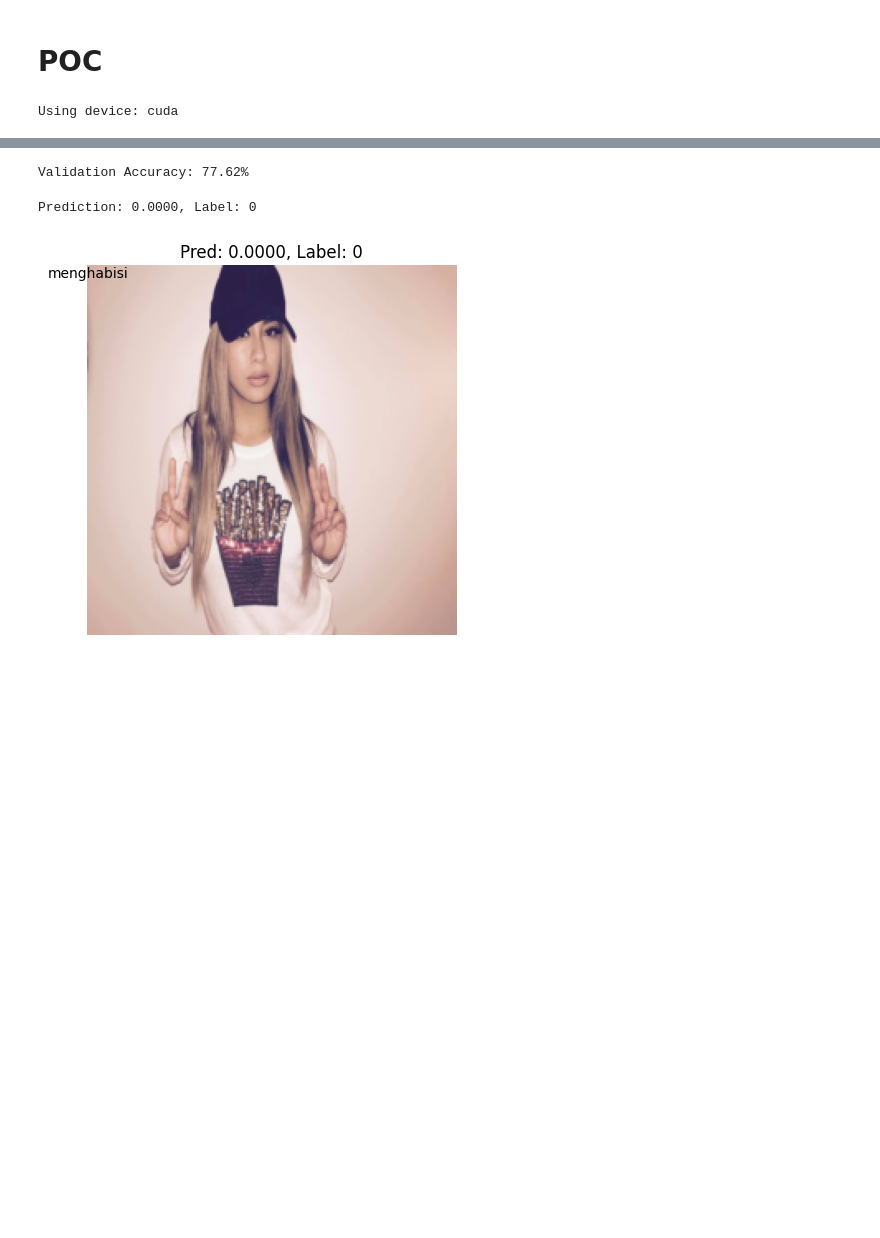
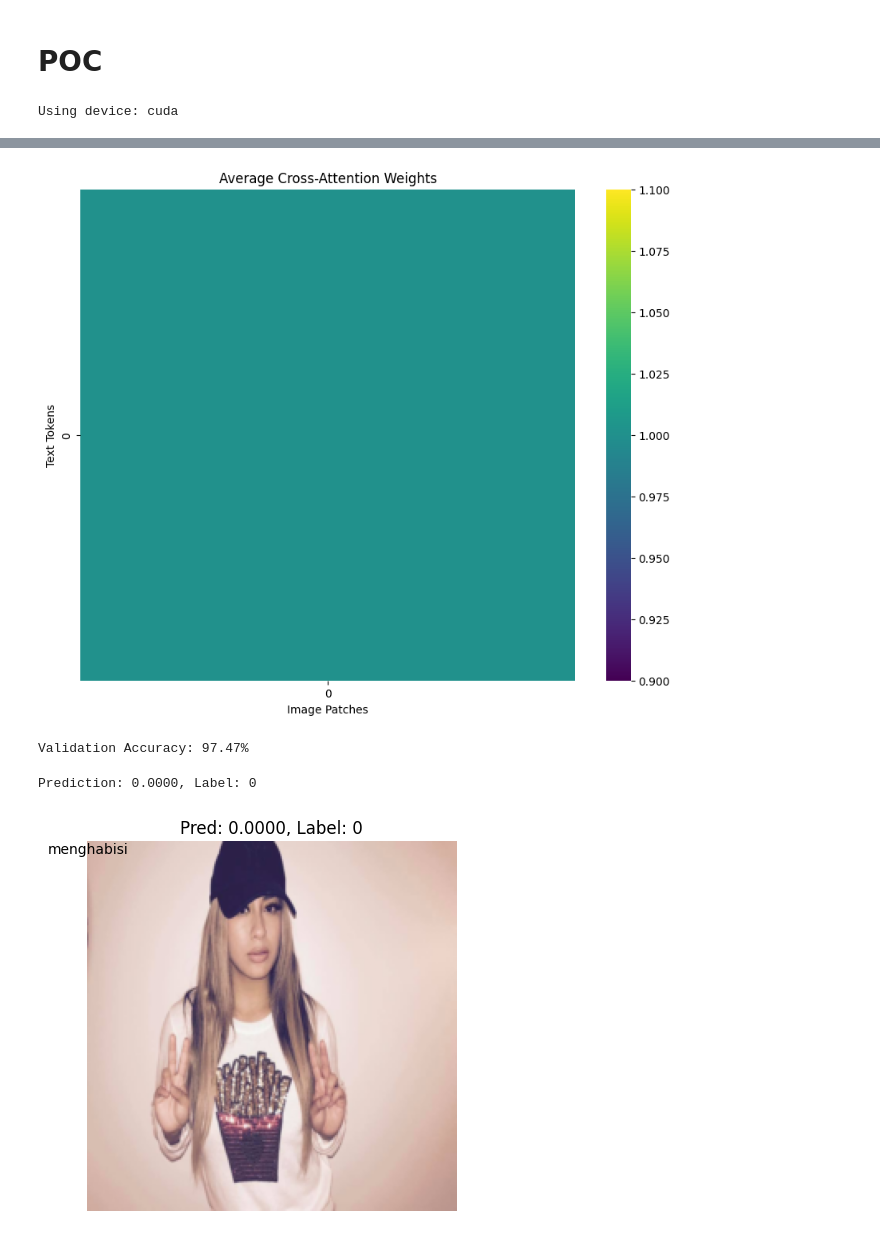
Before and after one commit to Yanfiq/bukan-skripsi, a Jupyter notebook: notebooks/1st_exp/main.ipynb, the cells around one changed output, grey strips where cells are left out. Drawn from its saved outputs; the diff is of its cells as text; code cells hidden in the pictures; blank space fills up the shorter version.

```diff
--- a/notebooks/1st_exp/main.ipynb
+++ b/notebooks/1st_exp/main.ipynb
@@ -93,8 +101,8 @@ class SimpleSarcasmDataset(Dataset):
         image_inputs = self.processor(images=image, return_tensors="pt")
 
         return {
-            'input_ids': text_inputs['input_ids'].squeeze(0),
-            'pixel_values': image_inputs['pixel_values'].squeeze(0),
+            'input_ids': text_inputs['input_ids'],
+            'pixel_values': image_inputs['pixel_values'],
             'label': torch.tensor(item['label'], dtype=torch.float)
         }
 # %%
@@ -120,0 +153,17 @@ val_dataset = DataLoader(SimpleSarcasmDataset(val_dataset_subset.dataset.to_dict
+# %%
+processor = AutoProcessor.from_pretrained("google/vit-base-patch16-224")
+
+# 1. See what the model expects for dimensions
+print(f"Expected size: {processor.size}")
+
+# 2. See normalization values (Mean and Std)
+print(f"Mean: {processor.image_mean}")
+print(f"Std: {processor.image_std}")
+
+# 3. Check the output shape with a dummy image (e.g., a random tensor)
+import torch
+dummy_image = torch.randn(3, 500, 500) # Simulating a 500x500 RGB image
+pixel_values = processor(dummy_image, return_tensors="pt")["pixel_values"]
+
+print(f"Processed image shape: {pixel_values.shape}")
+# Likely [1, 3, 224, 224]
@@ -147,8 +226,7 @@ class MiniSarcasmModel(nn.Module):
 # %%
 text_model = AutoModel.from_pretrained("indobenchmark/indobert-base-p2")
 vision_model = AutoModel.from_pretrained("google/vit-base-patch16-224")
-model = MiniSarcasmModel(text_model, vision_model).to(device)
-print(model)
+model = SarcasmModel(text_model, vision_model).to(device)
 # %% [output]
 ViTModel LOAD REPORT from: google/vit-base-patch16-224
 Key                 | Status     |
@@ -225,27 +339,40 @@ Epoch [10/10], Accuracy: 78.42%
 # %%
 #test
 model.eval()
 correct = 0
 total = 0
 with torch.no_grad():
     for item in val_dataset:
         input_ids = item['input_ids'].to(device).unsqueeze(0)
         pixel_values = item['pixel_values'].to(device).unsqueeze(0)
         label = item['label'].to(device).unsqueeze(0)
 
         # fix shape: DataLoader already returns batched tensors
         input_ids = input_ids.squeeze(0)          # [B, 128]
         pixel_values = pixel_values.squeeze(0)    # [B, 3, 224, 224]
         label = label.squeeze(0).unsqueeze(1)     # [B, 1]
 
-        output = model(input_ids, pixel_values)
+        output_logits, weights = model(input_ids, pixel_values)
+        output = torch.sigmoid(output_logits)
         pred = (output > 0.5).float()
         correct += (pred == label).sum().item()
         total += label.size(0)
+
+        # visualize attention map for first image in each batch
+        if total <= 16:  # visualize only for the first batch
+            attn_weights = weights.cpu().numpy()  # [num_heads, seq_len_text, seq_len_image]
+            avg_weights = attn_weights.mean(axis=0)  # Average over heads -> [seq_len_text, seq_len_image]
+            plt.figure(figsize=(10, 8))
+            sns.heatmap(avg_weights, cmap='viridis')
+            plt.title('Average Cross-Attention Weights')
+            plt.xlabel('Image Patches')
+            plt.ylabel('Text Tokens')
+            plt.show()
 epoch_acc = 100 * correct / total
 print(f'Validation Accuracy: {epoch_acc:.2f}%')
 # %% [output]
+[figure, added]
-Validation Accuracy: 77.62%
+Validation Accuracy: 97.47%
 # %%
 #show 5 random predictions, labels, and the text&image in matplotlib
 import matplotlib.pyplot as plt
```
Also changed, not shown: parts of 12 cells of this notebook.
